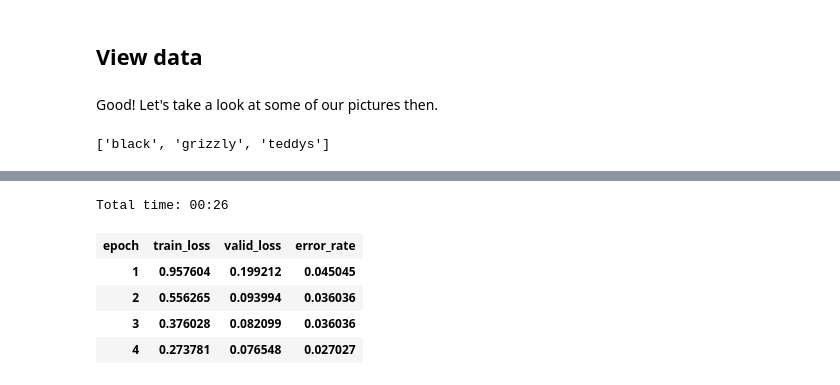
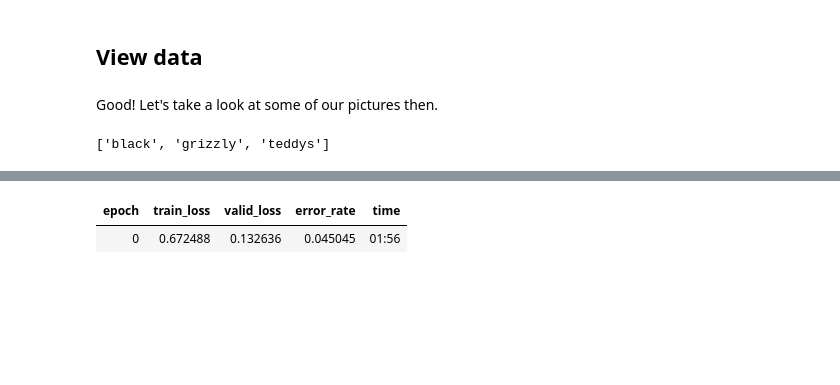
Before and after one commit to gaseosaluz/fastaiv3, a Jupyter notebook: nbs/dl1/lesson2-download.ipynb, the cells around one changed output, grey strips where cells are left out. Saved outputs shown, nothing was run; the diff lists cells and outputs as text; code cells hidden in the pictures; blank space fills up the shorter version.

```diff
--- a/nbs/dl1/lesson2-download.ipynb
+++ b/nbs/dl1/lesson2-download.ipynb
@@ -58,0 +95,4 @@ PosixPath('/home/edm/pd/fastaiv3/nbs/dl1/data/bears')
+# %%
+path = Path('data/bears')
+dest = path/folder
+dest.mkdir(parents=True, exist_ok=True)
@@ -168,11 +174,7 @@ learn = cnn_learner(data, models.resnet34, metrics=error_rate)
 # %%
-learn.fit_one_cycle(4)
+learn.fit_one_cycle(1)
 # %% [output]
-Total time: 00:26
-| epoch | train_loss | valid_loss | error_rate |
-| 1 | 0.957604 | 0.199212 | 0.045045 |
-| 2 | 0.556265 | 0.093994 | 0.036036 |
-| 3 | 0.376028 | 0.082099 | 0.036036 |
-| 4 | 0.273781 | 0.076548 | 0.027027 |
+| epoch | train_loss | valid_loss | error_rate | time |
+| 0 | 0.672488 | 0.132636 | 0.045045 | 01:56 |
 # %%
 learn.save('stage-1')
```
Also changed, not shown: parts of 86 cells of this notebook, 1 other file.
